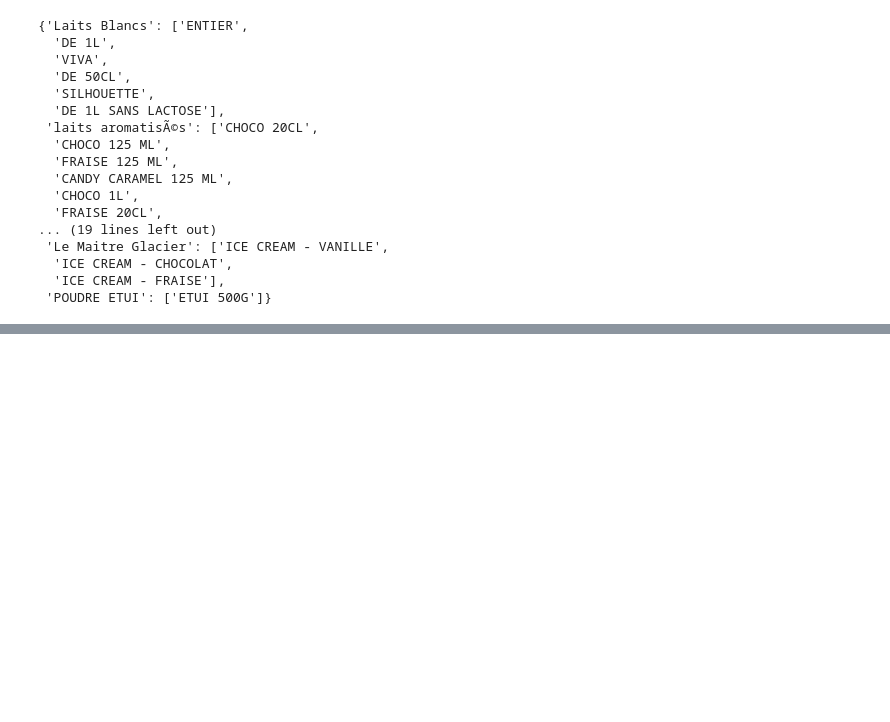
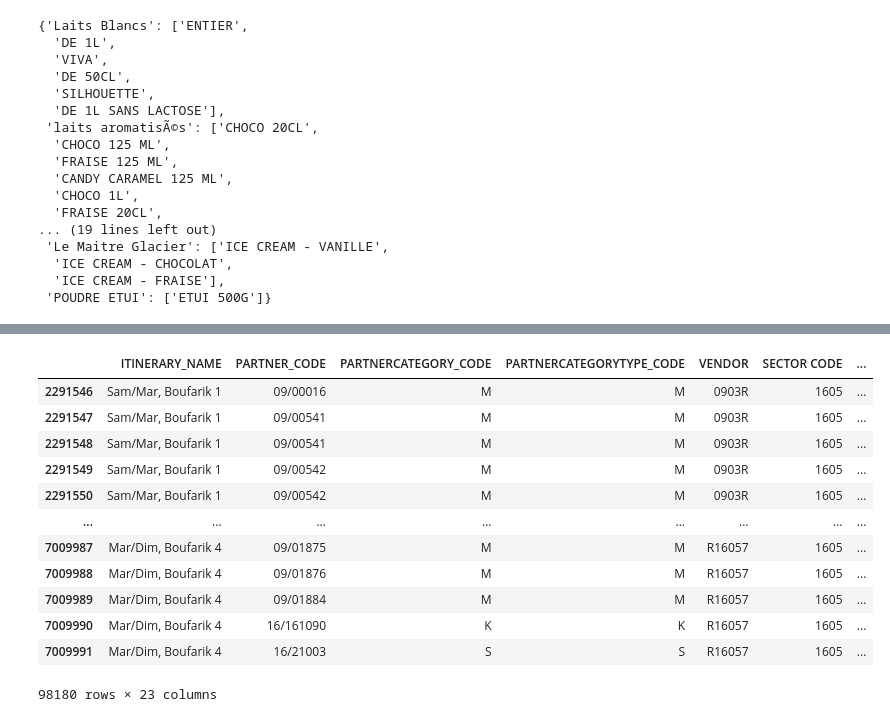
Before and after one commit to IsmailELY/Machine_Learning_for_Forecasting_Sales, a Jupyter notebook: More about regions.ipynb, the cells around one changed output, grey strips where cells are left out. Drawn from its saved outputs; the diff is of its cells as text; code cells hidden in the pictures; blank space fills up the shorter version.

Commit message:
BOUFARIK Analysis

```diff
--- a/More about regions.ipynb
+++ b/More about regions.ipynb
@@ -135,0 +225,25 @@ pyo.iplot(fig)
+# %%
+types={
+    "PARTNERCATEGORY_CODE" : "category"
+    ,"PARTNERCATEGORYTYPE_CODE" : "category"
+    ,"VENDOR" : "category"
+    ,"SECTOR CODE" : "category"
+    ,"SECTOR NAME" : "category"
+    ,"REGION CODE" : "category"
+    ,"REGION NAME" : "category"
+    ,"PRODUCT_CODE" : "category"
+    ,"PRODUCT_NAME" : "category"
+    ,"PRODUCTPAGE_CODE" : "category"
+    ,"UNITPRICE" : "float16"
+    ,"SOLD QUANTITY" : "float16"
+    ,"TURNOVER" : "float64"
+    ,"DISCOUNT" : "float32"
+    ,"DAYWEEK" : "category"
+    ,"HOLIDAY" : "category"
+    ,"SCOLAR_HOLIDAY" : "category"
+    ,"ISLAM_EVENT" : "category"
+    ,"TEMPERATURE" : "float16"
+    ,"HUMIDITY" : "float16"
+} # reduce memory consumption
+miniData = pd.read_csv(csv_path+"Boufarik_Dataset.csv",header=0,engine='c',index_col=[0],dtype=types)
+miniData.shape
@@ -226,0 +561,16 @@ Le Maitre Glacier  :
+# %%
+miniData
+# %% [output]
+|  | ITINERARY_NAME | PARTNER_CODE | PARTNERCATEGORY_CODE | PARTNERCATEGORYTYPE_CODE | VENDOR | SECTOR CODE | ... |
+| 2291546 | Sam/Mar, Boufarik 1 | 09/00016 | M | M | 0903R | 1605 | ... |
+| 2291547 | Sam/Mar, Boufarik 1 | 09/00541 | M | M | 0903R | 1605 | ... |
+| 2291548 | Sam/Mar, Boufarik 1 | 09/00541 | M | M | 0903R | 1605 | ... |
+| 2291549 | Sam/Mar, Boufarik 1 | 09/00542 | M | M | 0903R | 1605 | ... |
+| 2291550 | Sam/Mar, Boufarik 1 | 09/00542 | M | M | 0903R | 1605 | ... |
+| ... | ... | ... | ... | ... | ... | ... | ... |
+| 7009987 | Mar/Dim, Boufarik 4 | 09/01875 | M | M | R16057 | 1605 | ... |
+| 7009988 | Mar/Dim, Boufarik 4 | 09/01876 | M | M | R16057 | 1605 | ... |
+| 7009989 | Mar/Dim, Boufarik 4 | 09/01884 | M | M | R16057 | 1605 | ... |
+| 7009990 | Mar/Dim, Boufarik 4 | 16/161090 | K | K | R16057 | 1605 | ... |
+| 7009991 | Mar/Dim, Boufarik 4 | 16/21003 | S | S | R16057 | 1605 | ... |
+98180 rows × 23 columns
```
Also changed, not shown: parts of 48 cells of this notebook, 3 other files.
